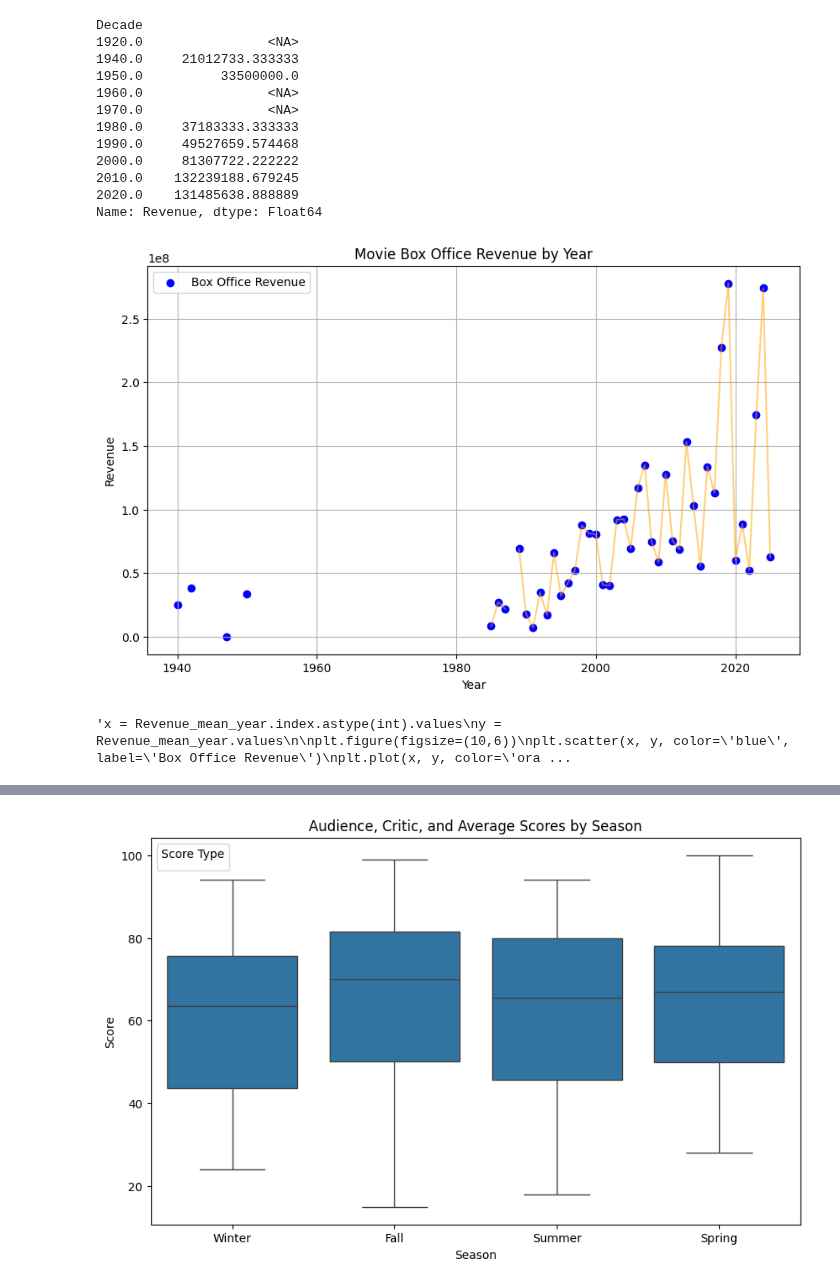
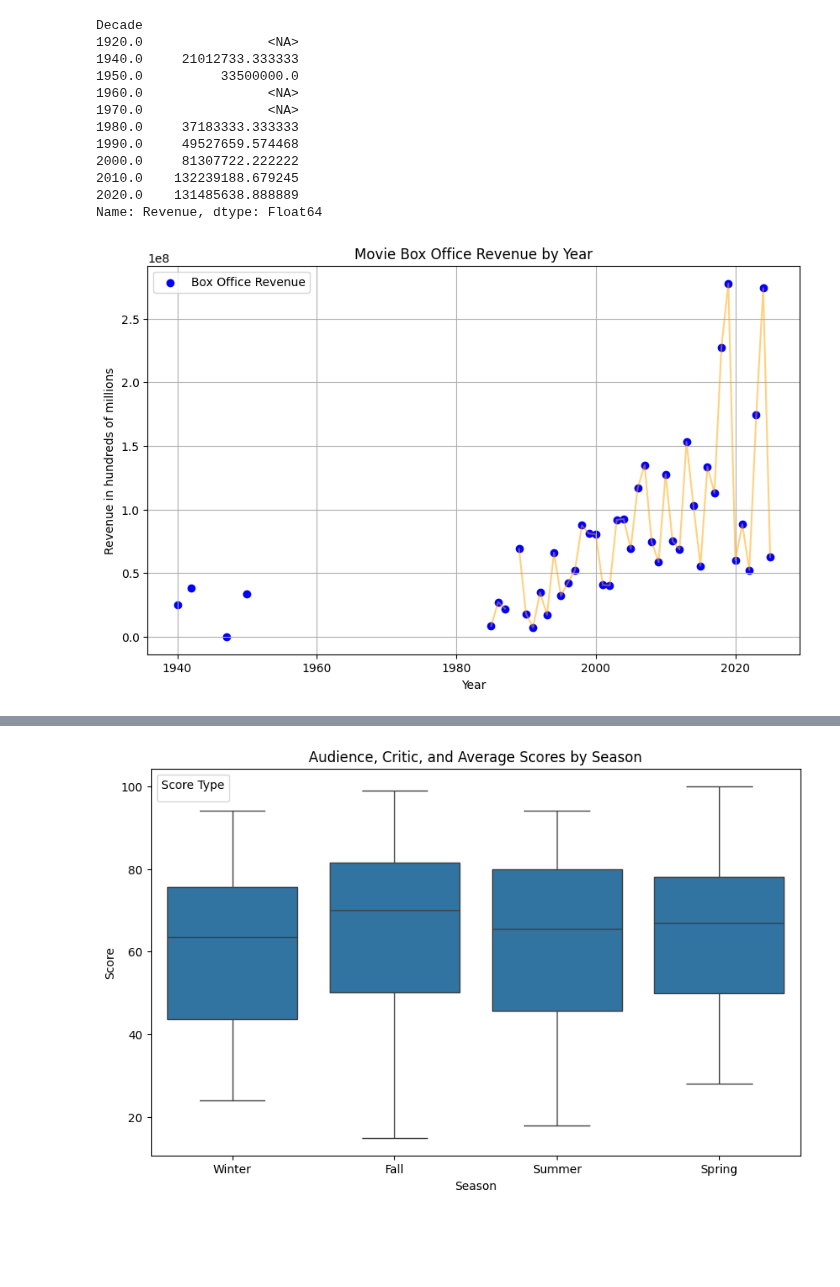
Before and after one commit to CNelson2004/Movies_Analysis, a Jupyter notebook: explore.ipynb, the cells around one changed output, grey strips where cells are left out. Cells and saved outputs as stored; diff of their text form; code cells hidden in the pictures; blank space fills up the shorter version.

```diff
--- a/explore.ipynb
+++ b/explore.ipynb
@@ -804,23 +804,22 @@ Name: Revenue, dtype: Float64
 # %%
 #plolt revinue by year
 import matplotlib.pyplot as plt
 
 # Assume your Series is called box_office
 x = Revenue_mean_year.index.values    # Years
 y = Revenue_mean_year.values          # Revenue
 
 plt.figure(figsize=(10,6))
 plt.scatter(x, y, color='blue', label='Box Office Revenue')  # Scatter plot
 plt.plot(x, y, color='orange', alpha=0.5)  # Optional line to show trend
 plt.xlabel("Year")
-plt.ylabel("Revenue")
+plt.ylabel("Revenue in hundreds of millions")
 plt.title("Movie Box Office Revenue by Year")
 plt.grid(True)
 plt.legend()
 plt.show()
 # %% [output]
-[figure, old version]
+[figure, new version]
-'x = Revenue_mean_year.index.astype(int).values\ny = Revenue_mean_year.values\n\nplt.figure(figsize=(10,6))\nplt.scatter(x, y, color=\'blue\', label=\'Box Office Revenue\')\nplt.plot(x, y, color=\'ora ...
 # %%
 #Revenue for each decade
 Revenue_mean_dec = df.groupby('Decade')['Revenue'].mean()
```
Also changed, not shown: parts of 5 cells of this notebook.
